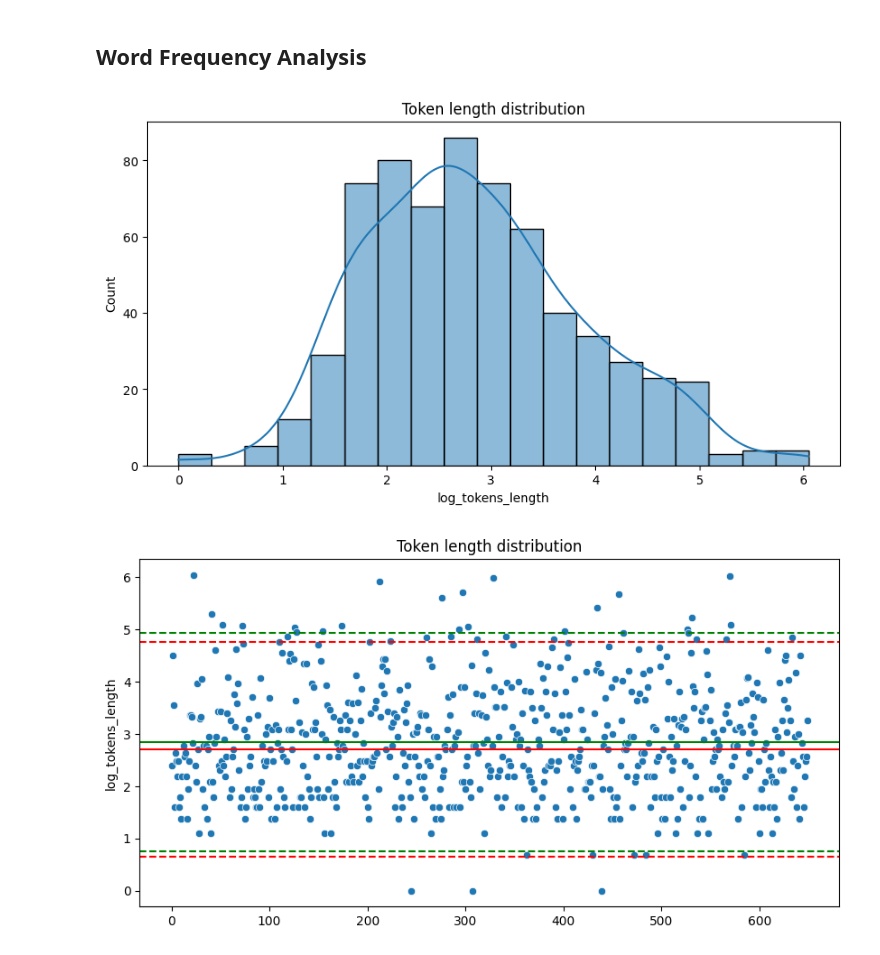
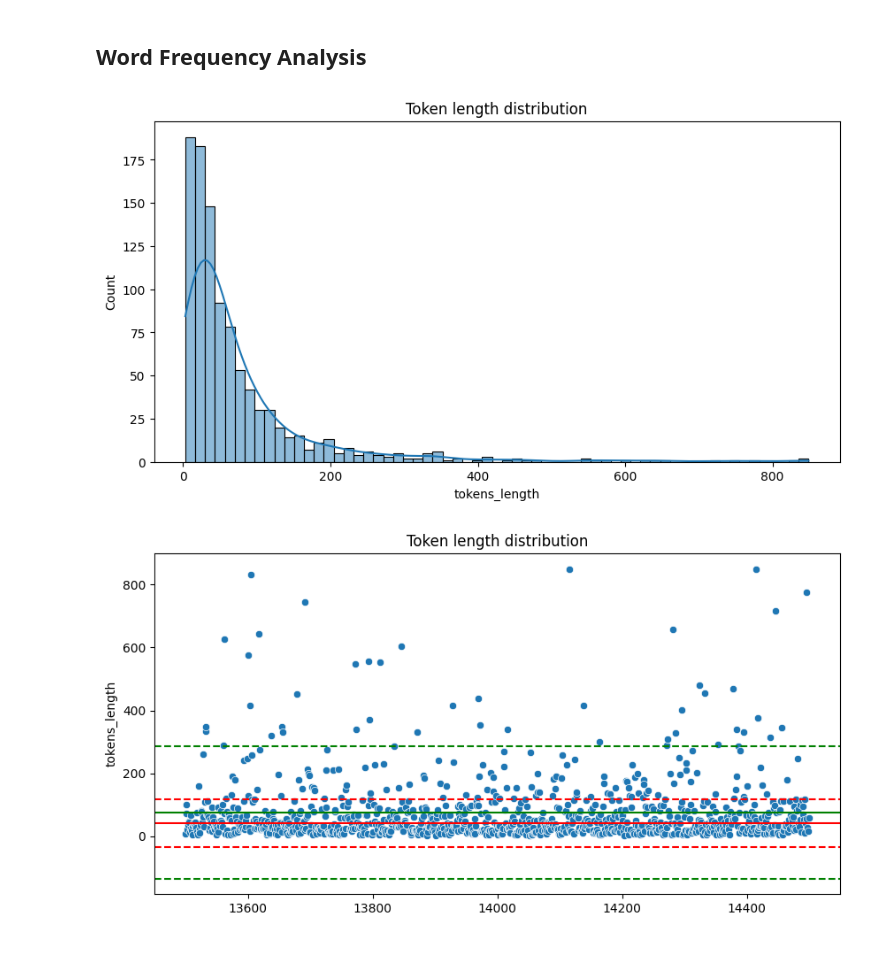
Before and after one commit to thpnt/nlp-text-classification, a Jupyter notebook: notebooks/frequency_analysis.ipynb, the cells around one changed output. Drawn from its saved outputs; the diff is of its cells as text; code cells hidden in the pictures.

```diff
--- a/notebooks/frequency_analysis.ipynb
+++ b/notebooks/frequency_analysis.ipynb
@@ -26,8 +26,9 @@ from google.auth import credentials
 from google.cloud import storage
 client = storage.Client.from_service_account_json(service_account)
 bucket_name = os.getenv("GCP_BUCKET_NAME")
-file_name = "data/processed/20241115-154548__data.csv"
+file_name = "data/raw/training.csv"
+#file_name = "data/processed/20241115-154548__data.csv"
 
-df = load_data_from_gcs(bucket_name, file_name, client)
-df.head()
+data = load_data_from_gcs(bucket_name, file_name, client)
+data.shape
 # %% [output]
@@ -83,30 +142,30 @@ top_tokens = dict(list(token_count.items())[:20])
 # %%
 # Token length distribution and outlier detection
 import matplotlib.pyplot as plt
 import seaborn as sns
 import numpy as np
 
 # Apply log transformation
 df['log_tokens_length'] = df['tokens_length'].apply(lambda x: np.log(x+1))
 
 plt.subplots(1, 1, figsize=(10, 5))
-sns.histplot(df['log_tokens_length'], kde=True)
+sns.histplot(df['tokens_length'], kde=True)
 plt.title("Token length distribution")
 plt.show();
 # %% [output]
-[figure, old version]
+[figure, new version]
 # %%
 # Token length distribution and outlier detection
 # Scatter plot
 fig, ax = plt.subplots(1, 1, figsize=(10, 5))
-sns.scatterplot(x=list(df.index), y='log_tokens_length', data=df, ax=ax)
+sns.scatterplot(x=list(df.index), y='tokens_length', data=df, ax=ax)
 plt.title("Token length distribution")
 
 # Outlier detection
-mean = df['log_tokens_length'].mean()
-median = df['log_tokens_length'].median()
-std = df['log_tokens_length'].std()
-mad = np.median(np.abs(df['log_tokens_length'] - median))
+mean = df['tokens_length'].mean()
+median = df['tokens_length'].median()
+std = df['tokens_length'].std()
+mad = np.median(np.abs(df['tokens_length'] - median))
 
 upper_bound = median + 2*(1.48*mad), mean + 2*std
 lower_bound = median - 2*(1.48*mad), mean - 2*std
@@ -120,7 +179,7 @@ ax.axhline(median, color='r', linestyle='-')
 
 plt.show();
 # %% [output]
-[figure, old version]
+[figure, new version]
 # %%
 # Explore unique/length of tokens
 df["unique_ratio"] = df['unique_tokens'] / df['tokens_length']
```
Also changed, not shown: parts of 4 cells of this notebook, 3 other files.
